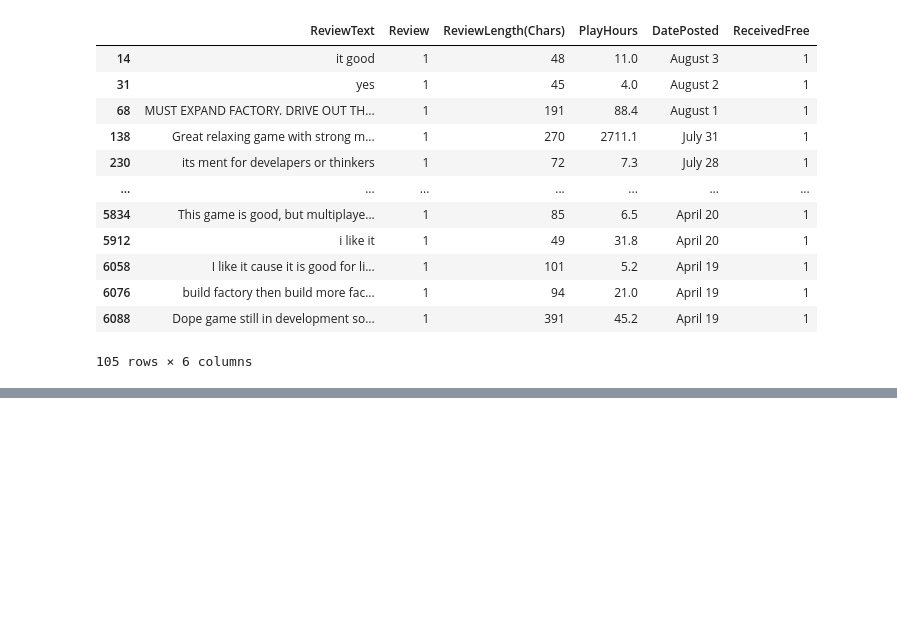
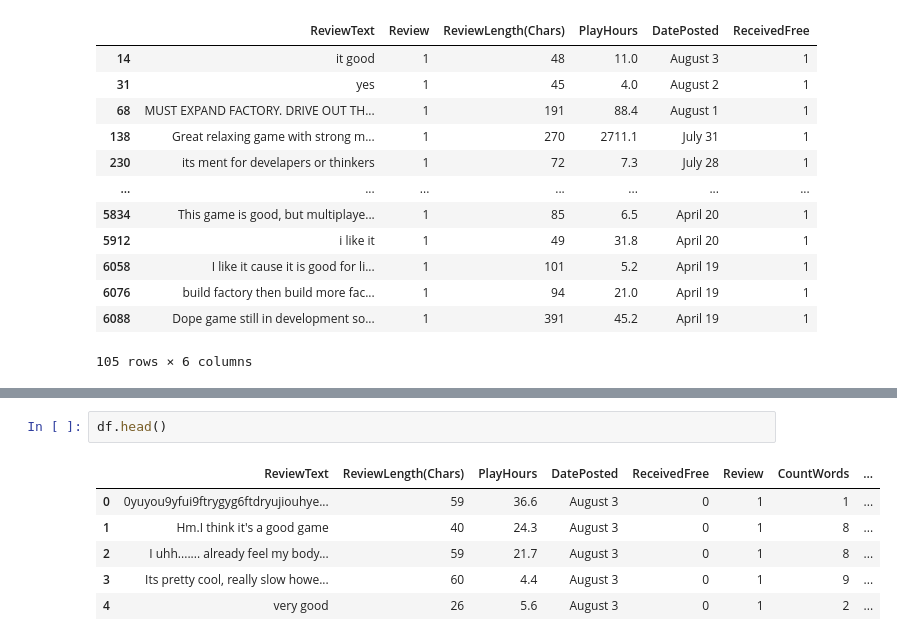
Before and after one commit to KatyaZeross/A-Satisfactory-Project, a Jupyter notebook: data-preprocessing.ipynb, the cells around one changed output, grey strips where cells are left out. Cells and saved outputs as stored; diff of their text form; blank space fills up the shorter version.

```diff
--- a/data-preprocessing.ipynb
+++ b/data-preprocessing.ipynb
@@ -300,0 +377,9 @@ df[df.ReceivedFree == 1]
+# %%
+df.head()
+# %% [output]
+|  | ReviewText | ReviewLength(Chars) | PlayHours | DatePosted | ReceivedFree | Review | CountWords | ... |
+| 0 | 0yuyou9yfui9ftrygyg6ftdryujiouhye... | 59 | 36.6 | August 3 | 0 | 1 | 1 | ... |
+| 1 | Hm.I think it's a good game | 40 | 24.3 | August 3 | 0 | 1 | 8 | ... |
+| 2 | I uhh....... already feel my body... | 59 | 21.7 | August 3 | 0 | 1 | 8 | ... |
+| 3 | Its pretty cool, really slow howe... | 60 | 4.4 | August 3 | 0 | 1 | 9 | ... |
+| 4 | very good | 26 | 5.6 | August 3 | 0 | 1 | 2 | ... |
```
Also changed, not shown: parts of 14 cells of this notebook.
